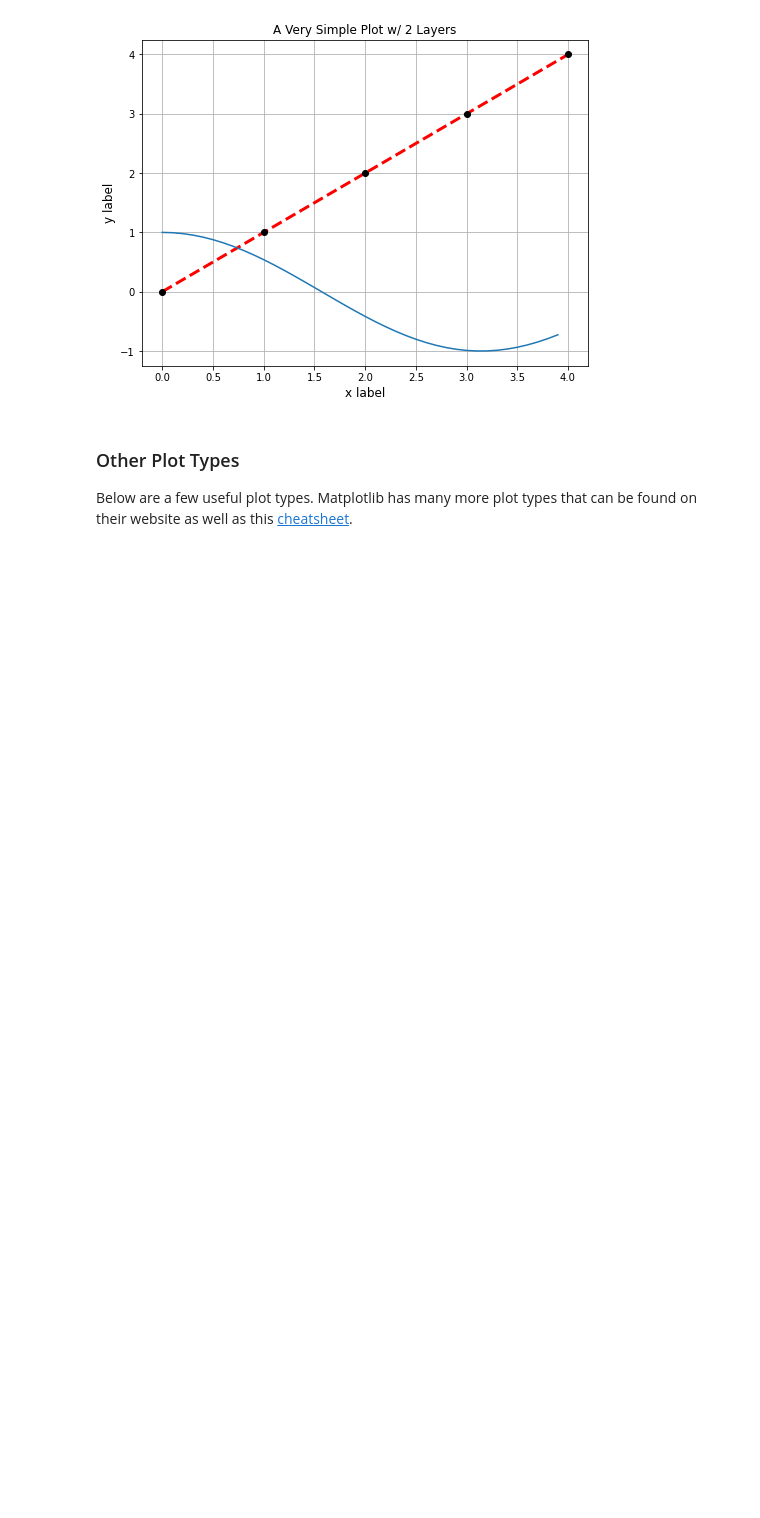
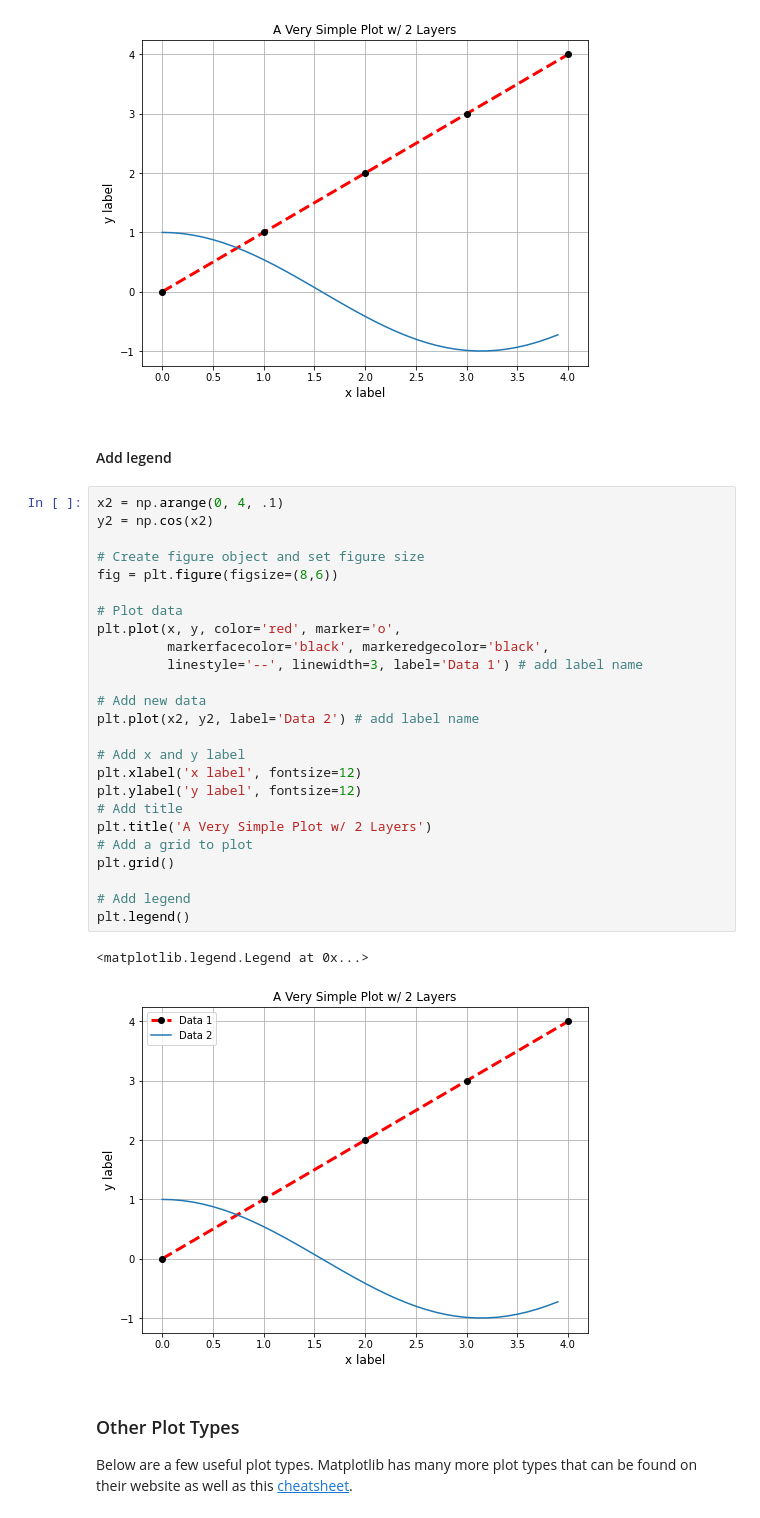
Before and after one commit to kevindougherty-noaa/plotting_basics, a Jupyter notebook: plotting_basics.ipynb, the cells around one changed output. Drawn from its saved outputs; the diff is of its cells as text; blank space fills up the shorter version.

```diff
--- a/plotting_basics.ipynb
+++ b/plotting_basics.ipynb
@@ -82,6 +80,36 @@ plt.title('A Very Simple Plot w/ 2 Layers')
 plt.grid()
 # %% [output]
 [figure]
+# %% [markdown]
+#### Add legend
+# %%
+x2 = np.arange(0, 4, .1)
+y2 = np.cos(x2)
+
+# Create figure object and set figure size
+fig = plt.figure(figsize=(8,6))
+
+# Plot data
+plt.plot(x, y, color='red', marker='o',
+         markerfacecolor='black', markeredgecolor='black',
+         linestyle='--', linewidth=3, label='Data 1') # add label name
+
+# Add new data
+plt.plot(x2, y2, label='Data 2') # add label name
+
+# Add x and y label
+plt.xlabel('x label', fontsize=12)
+plt.ylabel('y label', fontsize=12)
+# Add title
+plt.title('A Very Simple Plot w/ 2 Layers')
+# Add a grid to plot
+plt.grid()
+
+# Add legend
+plt.legend()
+# %% [output]
+<matplotlib.legend.Legend at 0x...>
+[figure, added]
 # %% [markdown]
 ### Other Plot Types
 Below are a few useful plot types. Matplotlib has many more plot types that can be found on their website as well as this [cheatsheet](https://matplotlib.org/cheatsheets/_images/cheatsheets-1.png).
```
Also changed, not shown: parts of 11 cells of this notebook.
